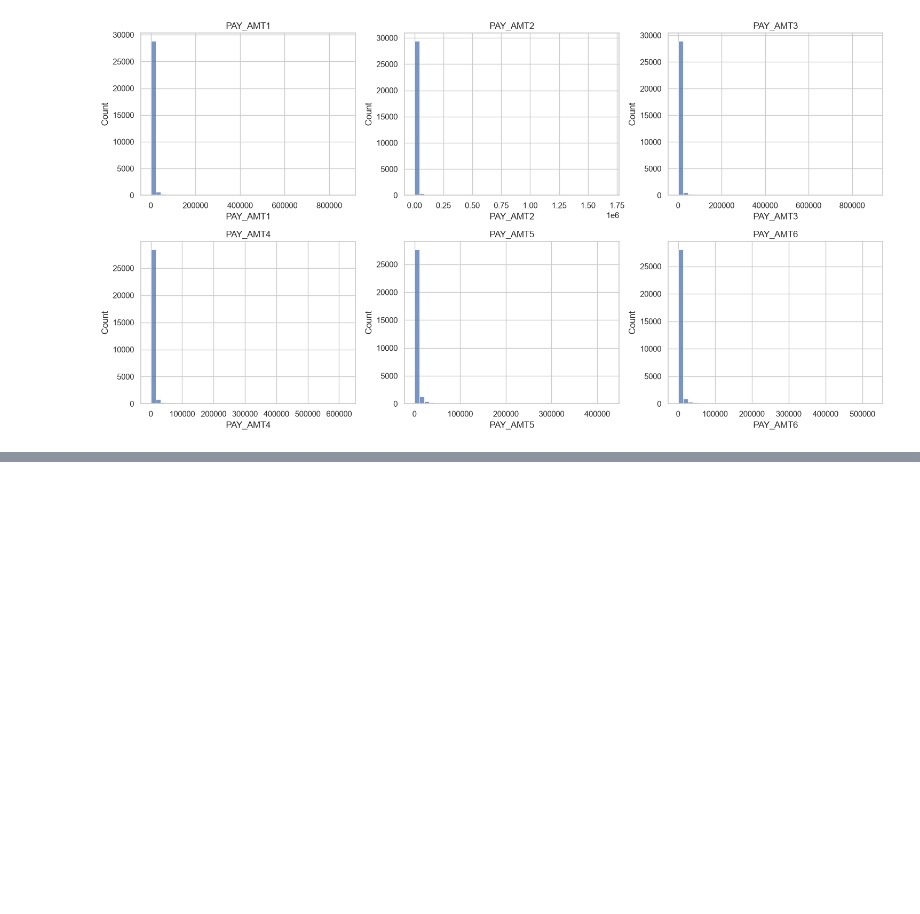
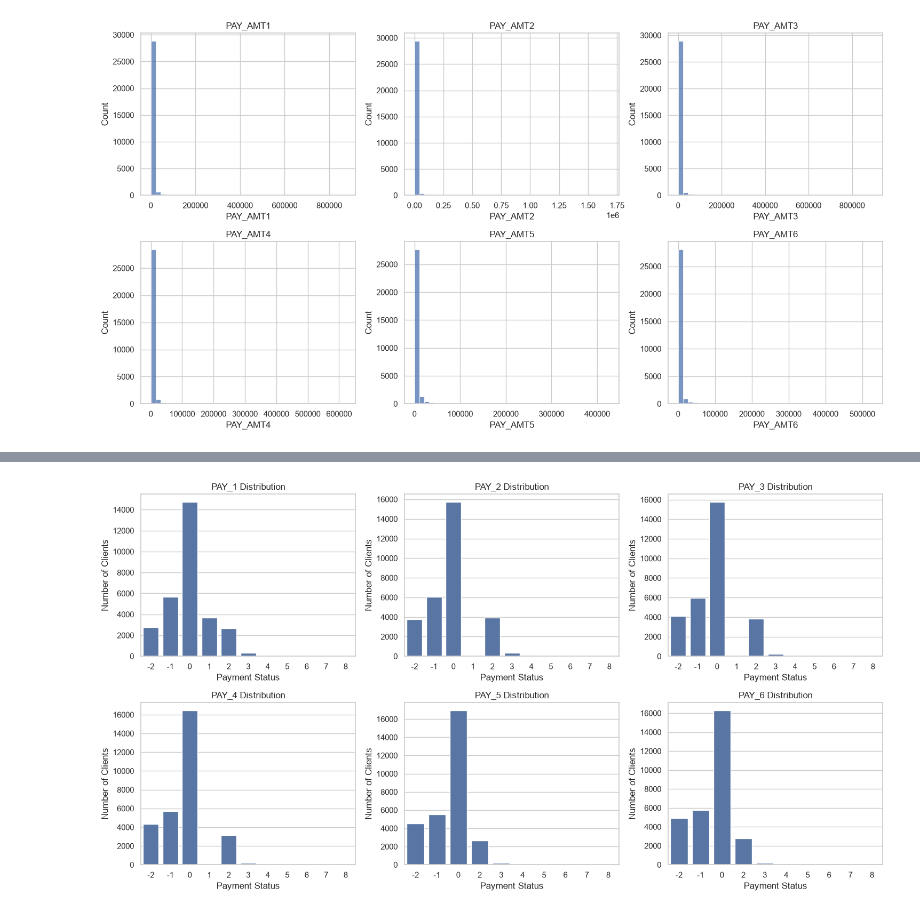
Before and after one commit to rafaelpd887/credit-pd, a Jupyter notebook: notebooks/01_univariate_analysis.ipynb, the cells around one changed output, grey strips where cells are left out. Saved outputs shown, nothing was run; the diff lists cells and outputs as text; code cells hidden in the pictures; blank space fills up the shorter version.

```diff
--- a/notebooks/Exploratory Data Analysis.ipynb
+++ b/notebooks/01_univariate_analysis.ipynb
@@ -484,0 +608,25 @@ plt.show()
+# %%
+pay_columns = [
+    "PAY_1", "PAY_2", "PAY_3",
+    "PAY_4", "PAY_5", "PAY_6"
+]
+
+fig, axes = plt.subplots(2, 3, figsize=(15, 8))
+
+for ax, col in zip(axes.flat, pay_columns):
+
+    sns.countplot(
+        data=df,
+        x=col,
+        order=sorted(df[col].unique()),
+        ax=ax
+    )
+
+    ax.set_title(f"{col} Distribution")
+    ax.set_xlabel("Payment Status")
+    ax.set_ylabel("Number of Clients")
+
+plt.tight_layout()
+plt.show()
+# %% [output]
+[figure, added]
```
Also changed, not shown: parts of 16 cells of this notebook, 4 other files.
